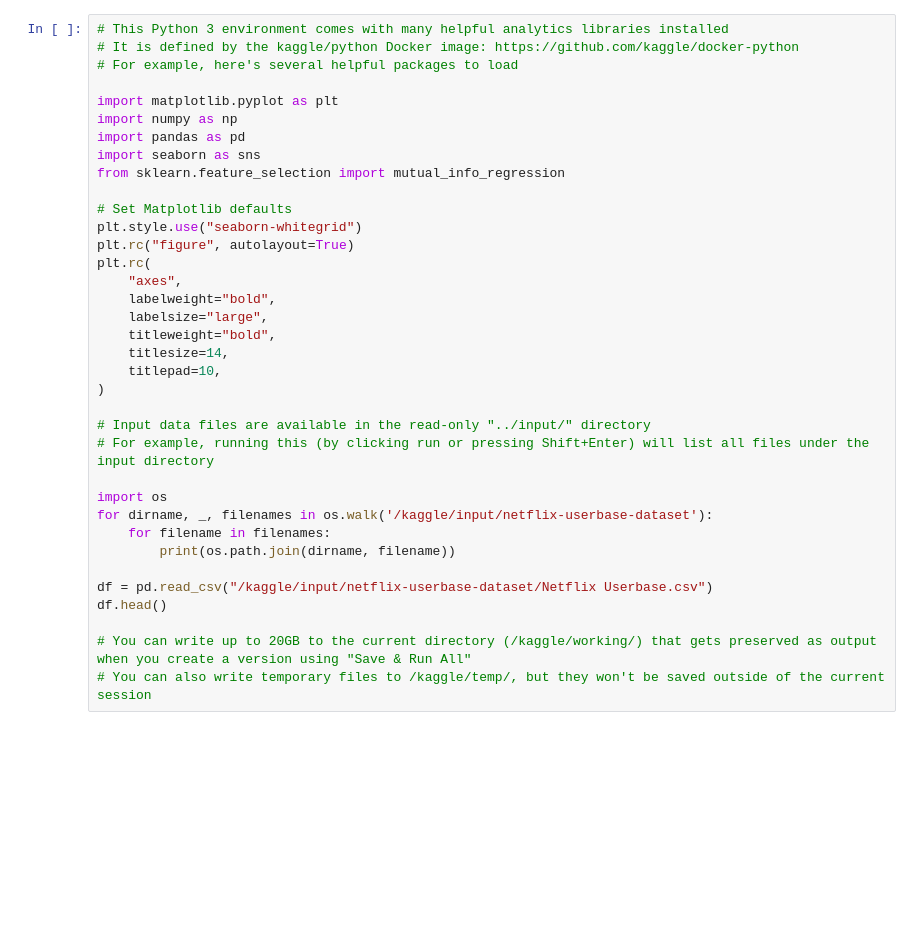
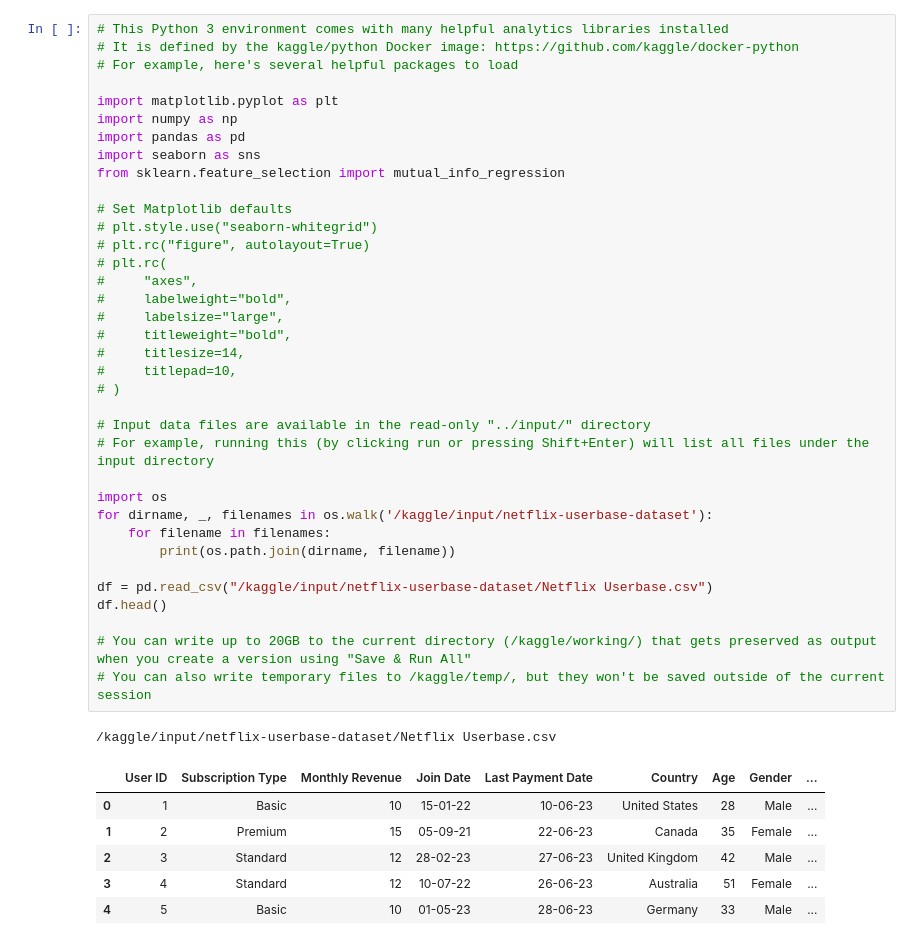
Before and after one commit to wbb-67/Netflix-TV-Shows-Movies, a Jupyter notebook: netflix-userbase-data-insights.ipynb, the cells around one changed output. Saved outputs shown, nothing was run; the diff lists cells and outputs as text; blank space fills up the shorter version.

```diff
--- a/netflix-userbase-data-insights.ipynb
+++ b/netflix-userbase-data-insights.ipynb
@@ -1,38 +1,46 @@
 # %%
 # This Python 3 environment comes with many helpful analytics libraries installed
 # It is defined by the kaggle/python Docker image: https://github.com/kaggle/docker-python
 # For example, here's several helpful packages to load
 
 import matplotlib.pyplot as plt
 import numpy as np
 import pandas as pd
 import seaborn as sns
 from sklearn.feature_selection import mutual_info_regression
 
 # Set Matplotlib defaults
-plt.style.use("seaborn-whitegrid")
-plt.rc("figure", autolayout=True)
-plt.rc(
-    "axes",
-    labelweight="bold",
-    labelsize="large",
-    titleweight="bold",
-    titlesize=14,
-    titlepad=10,
-)
+# plt.style.use("seaborn-whitegrid")
+# plt.rc("figure", autolayout=True)
+# plt.rc(
+#     "axes",
+#     labelweight="bold",
+#     labelsize="large",
+#     titleweight="bold",
+#     titlesize=14,
+#     titlepad=10,
+# )
 
 # Input data files are available in the read-only "../input/" directory
 # For example, running this (by clicking run or pressing Shift+Enter) will list all files under the input directory
 
 import os
 for dirname, _, filenames in os.walk('/kaggle/input/netflix-userbase-dataset'):
     for filename in filenames:
         print(os.path.join(dirname, filename))
 
 df = pd.read_csv("/kaggle/input/netflix-userbase-dataset/Netflix Userbase.csv")
 df.head()
 
 # You can write up to 20GB to the current directory (/kaggle/working/) that gets preserved as output when you create a version using "Save & Run All"
 # You can also write temporary files to /kaggle/temp/, but they won't be saved outside of the current session
+# %% [output]
+/kaggle/input/netflix-userbase-dataset/Netflix Userbase.csv
+|  | User ID | Subscription Type | Monthly Revenue | Join Date | Last Payment Date | Country | Age | Gender | ... |
+| 0 | 1 | Basic | 10 | 15-01-22 | 10-06-23 | United States | 28 | Male | ... |
+| 1 | 2 | Premium | 15 | 05-09-21 | 22-06-23 | Canada | 35 | Female | ... |
+| 2 | 3 | Standard | 12 | 28-02-23 | 27-06-23 | United Kingdom | 42 | Male | ... |
+| 3 | 4 | Standard | 12 | 10-07-22 | 26-06-23 | Australia | 51 | Female | ... |
+| 4 | 5 | Basic | 10 | 01-05-23 | 28-06-23 | Germany | 33 | Male | ... |
 # %%
 print(df.shape)
```
Also changed, not shown: parts of 7 cells of this notebook.
